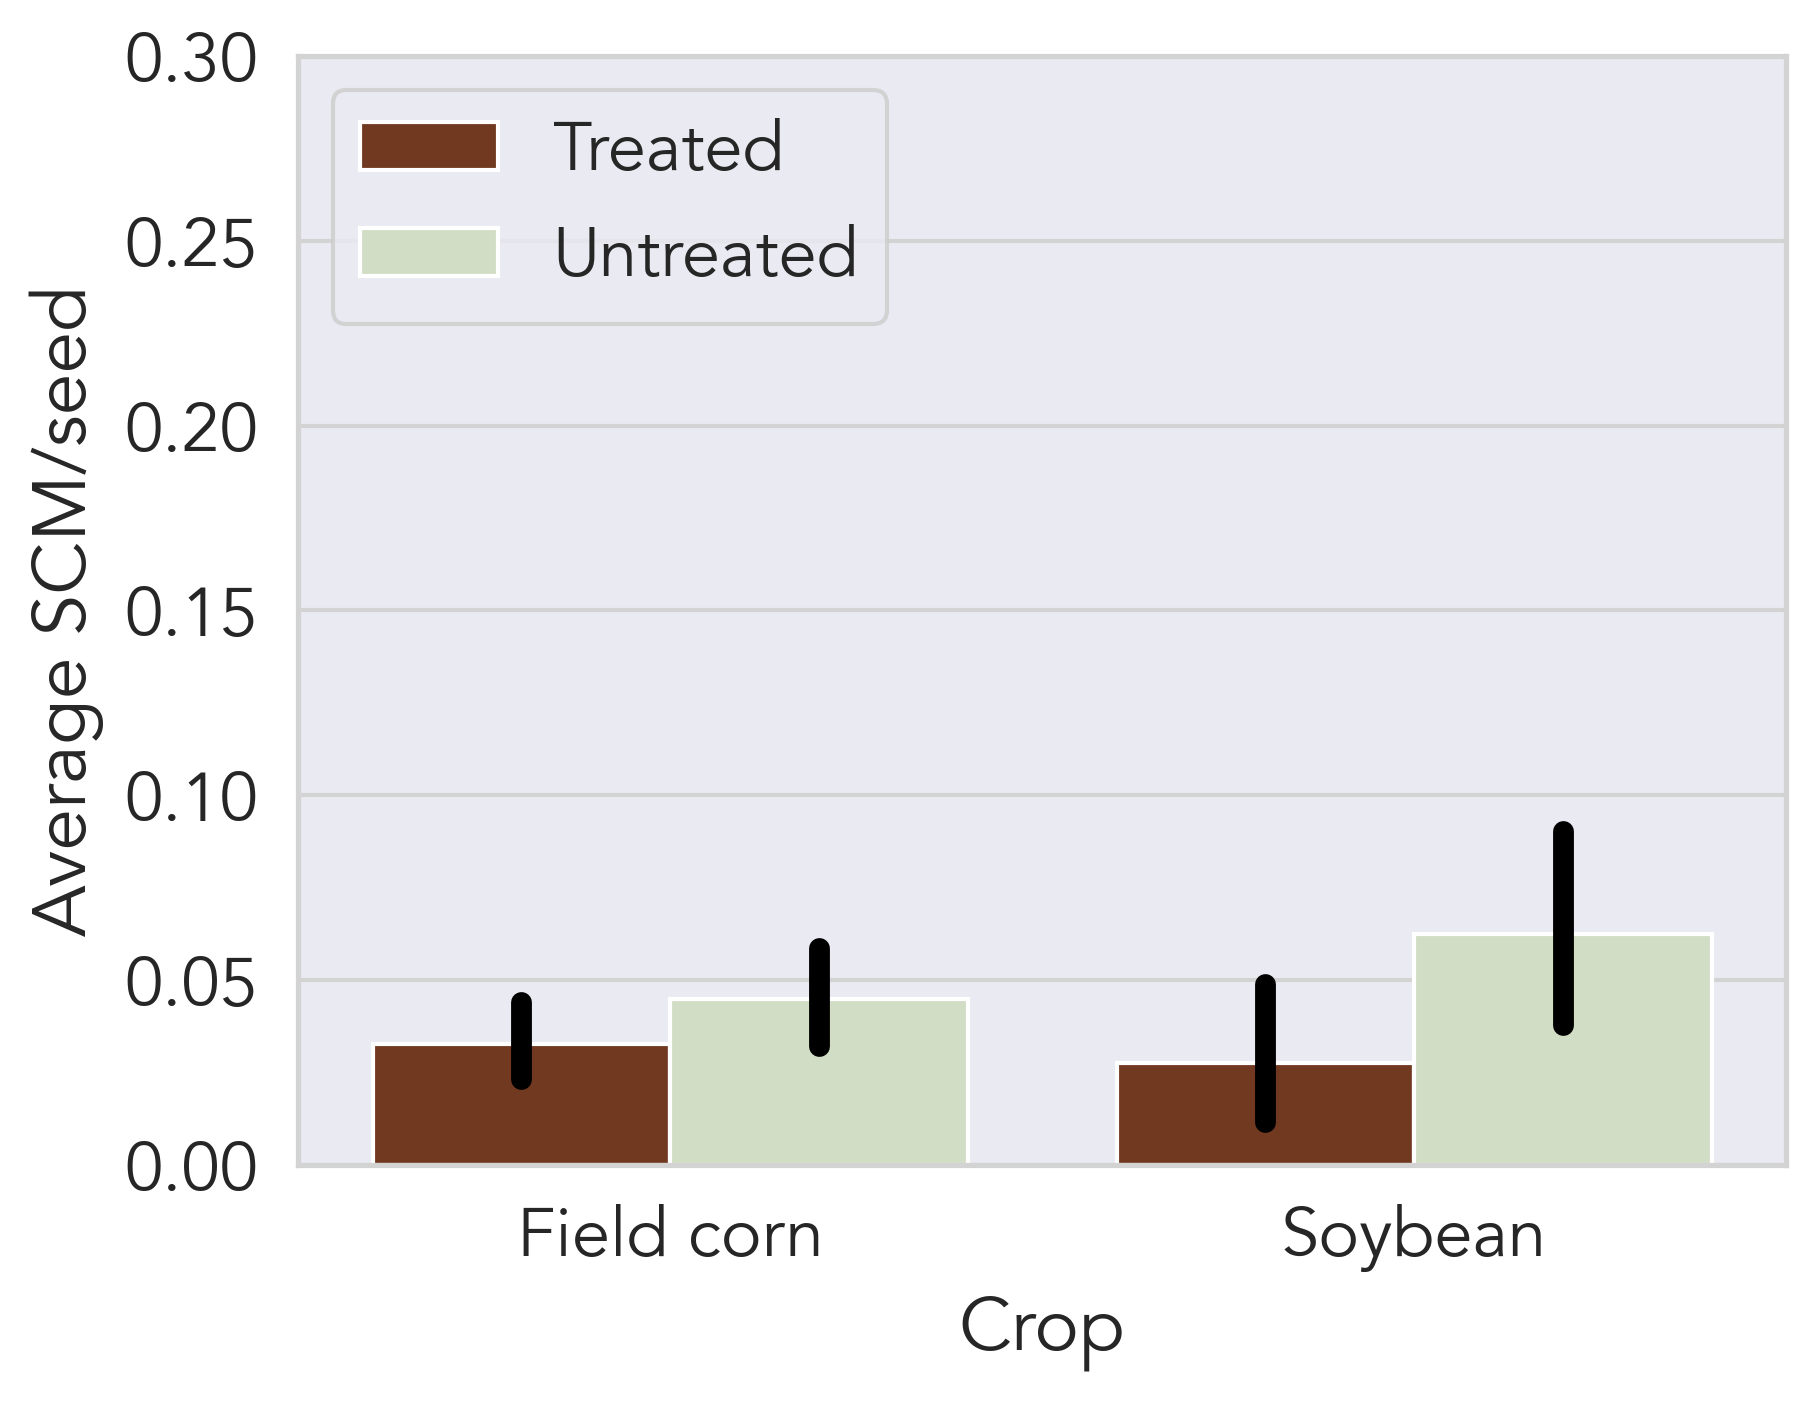
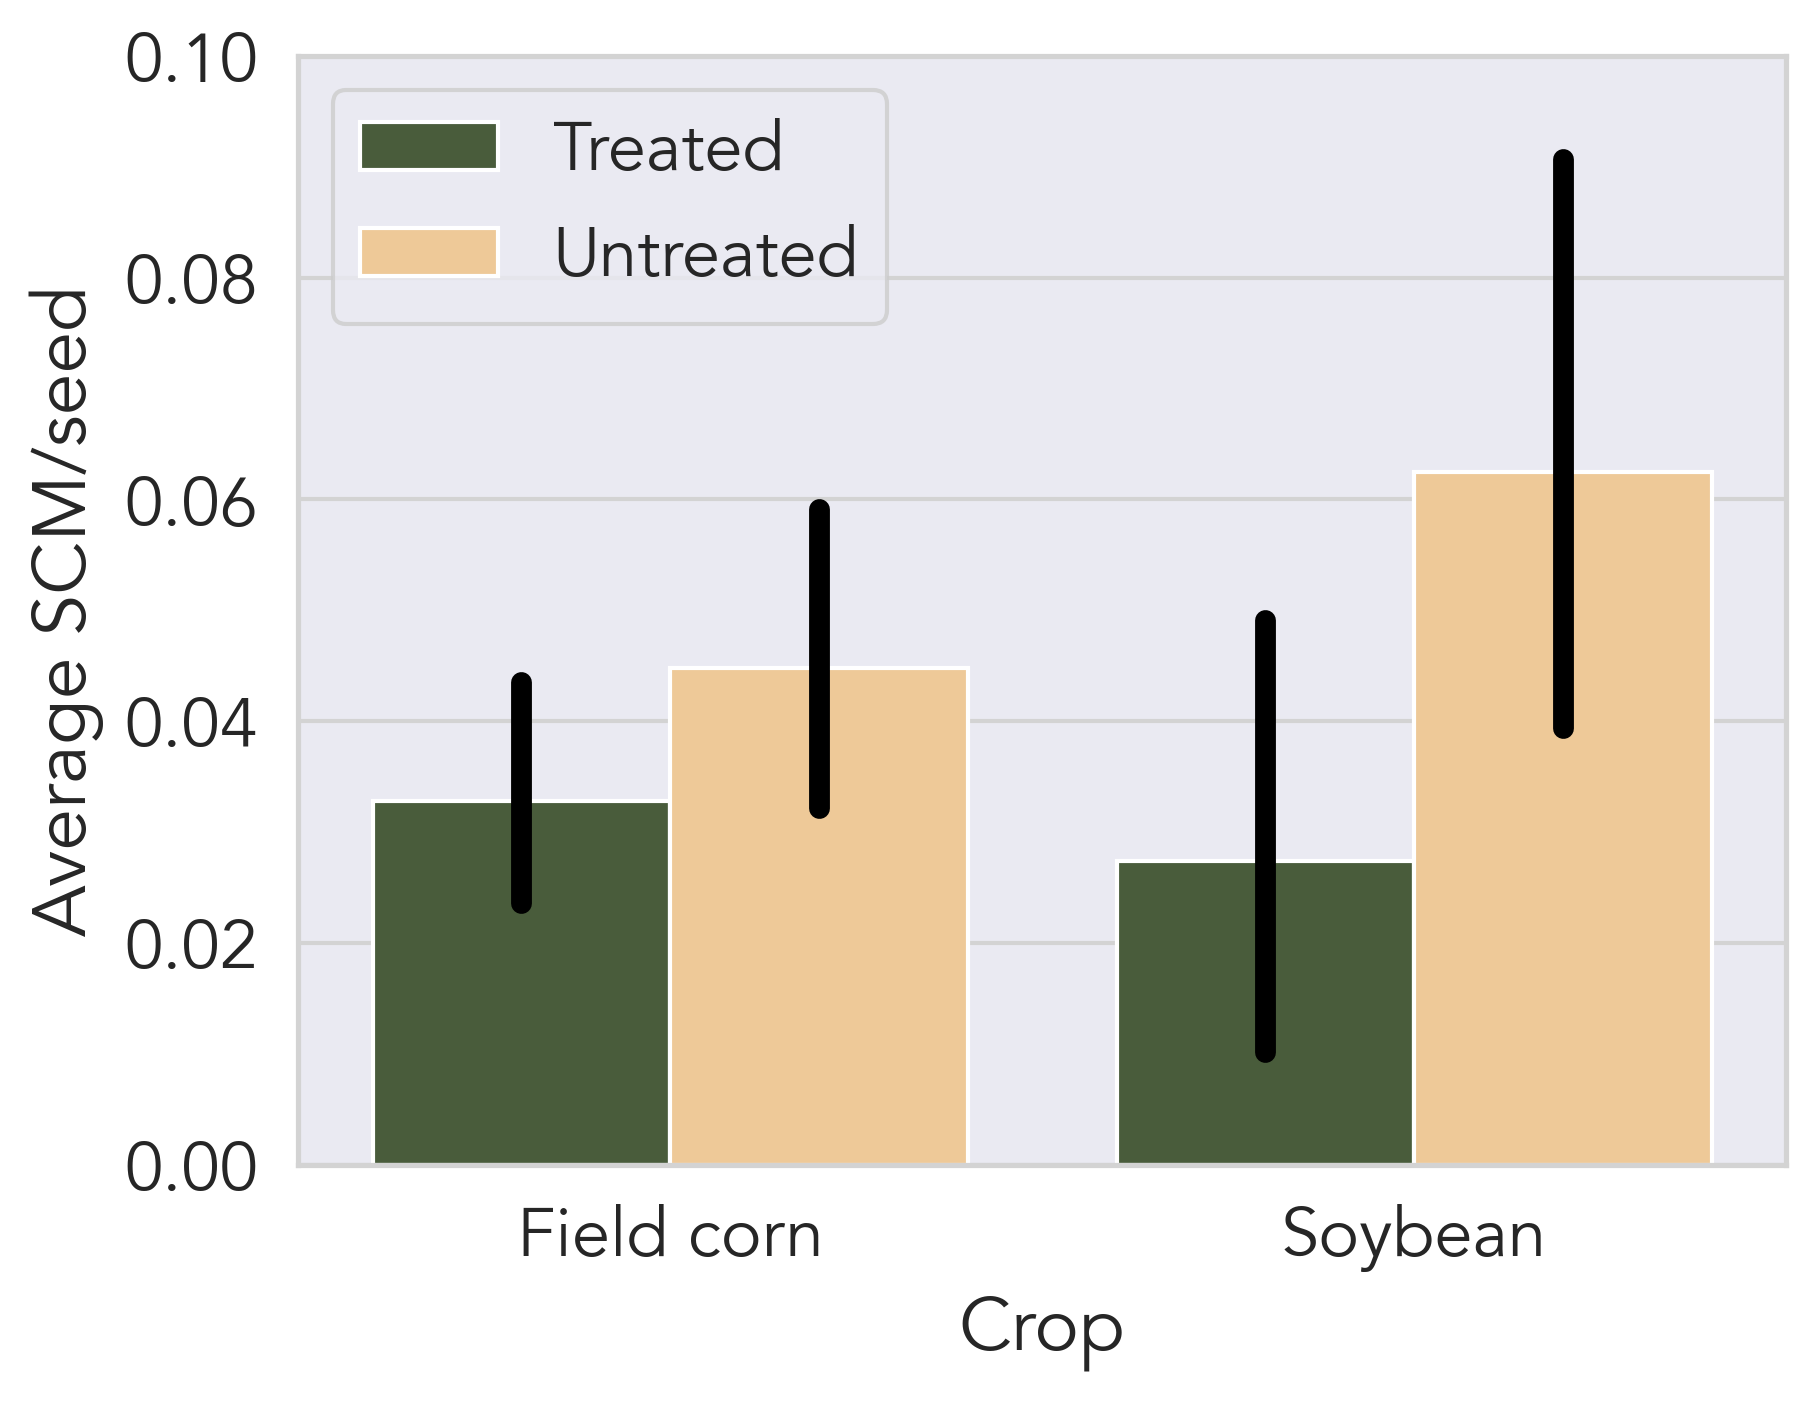
Code edit (unified diff) that turned the first committed figure into the second:
--- before
+++ after
@@ -3,9 +3,10 @@
 sns.set(font="Avenir", font_scale=1.5, rc={'grid.color': 'lightgray', 'axes.edgecolor': 'lightgray', 'legend.frameon':True})
 
-palette = ['#7e3412', '#d2e1c1']
+# palette = ['#7e3412', '#d2e1c1']
+palette = ['#486136', '#FCCB8A']
 hue_order = ['Treated', 'Untreated']
 ax = sns.barplot(data = field_deli_cup, x = 'Crop', y = 'Avg SCM', hue = 'Treatment', palette=palette, hue_order=hue_order, err_kws={'linewidth': 5, 'color':'black'})
 plt.ylabel('Average SCM/seed')
 plt.legend(loc='upper left')
-plt.ylim(0, 0.3)
+plt.ylim(0, 0.1)
 

Commit: scm graphs and precip data